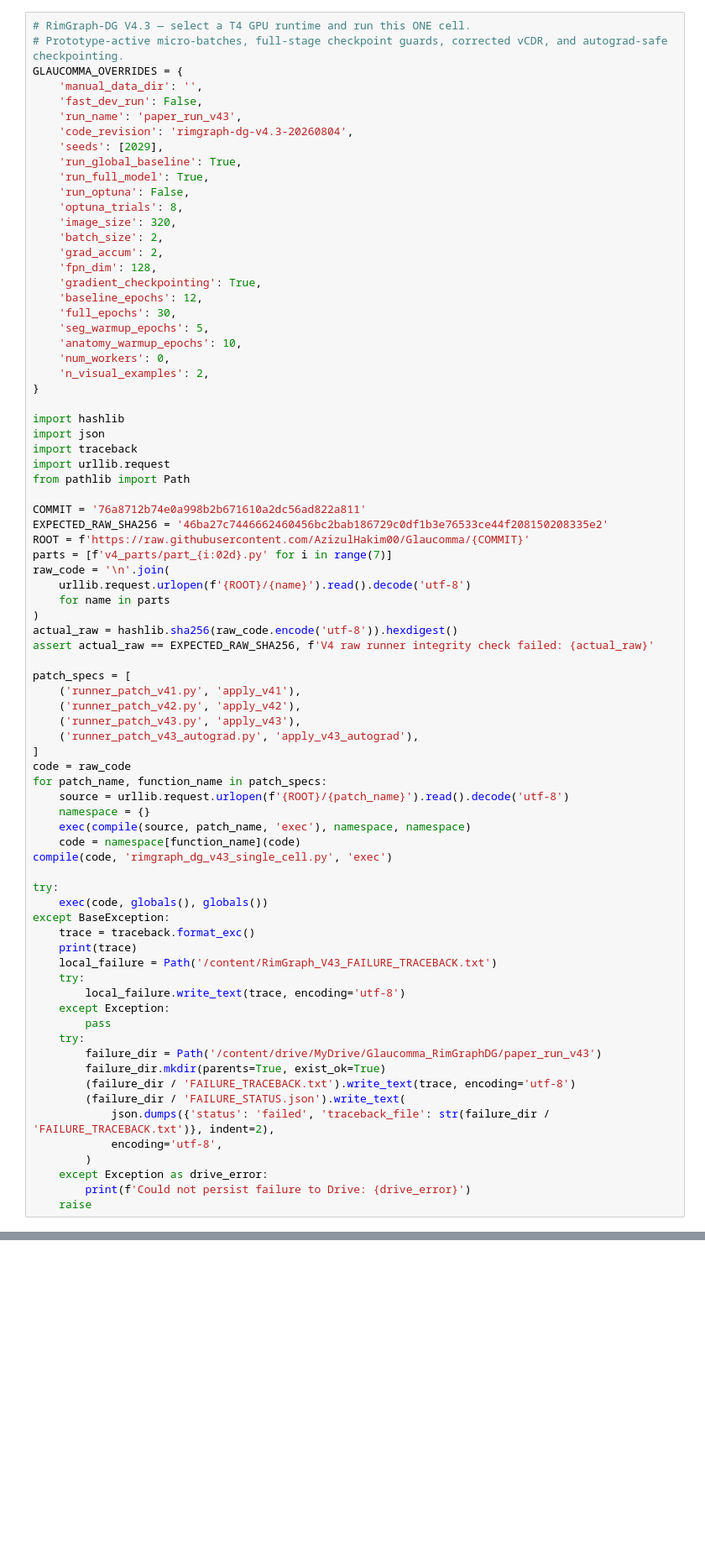
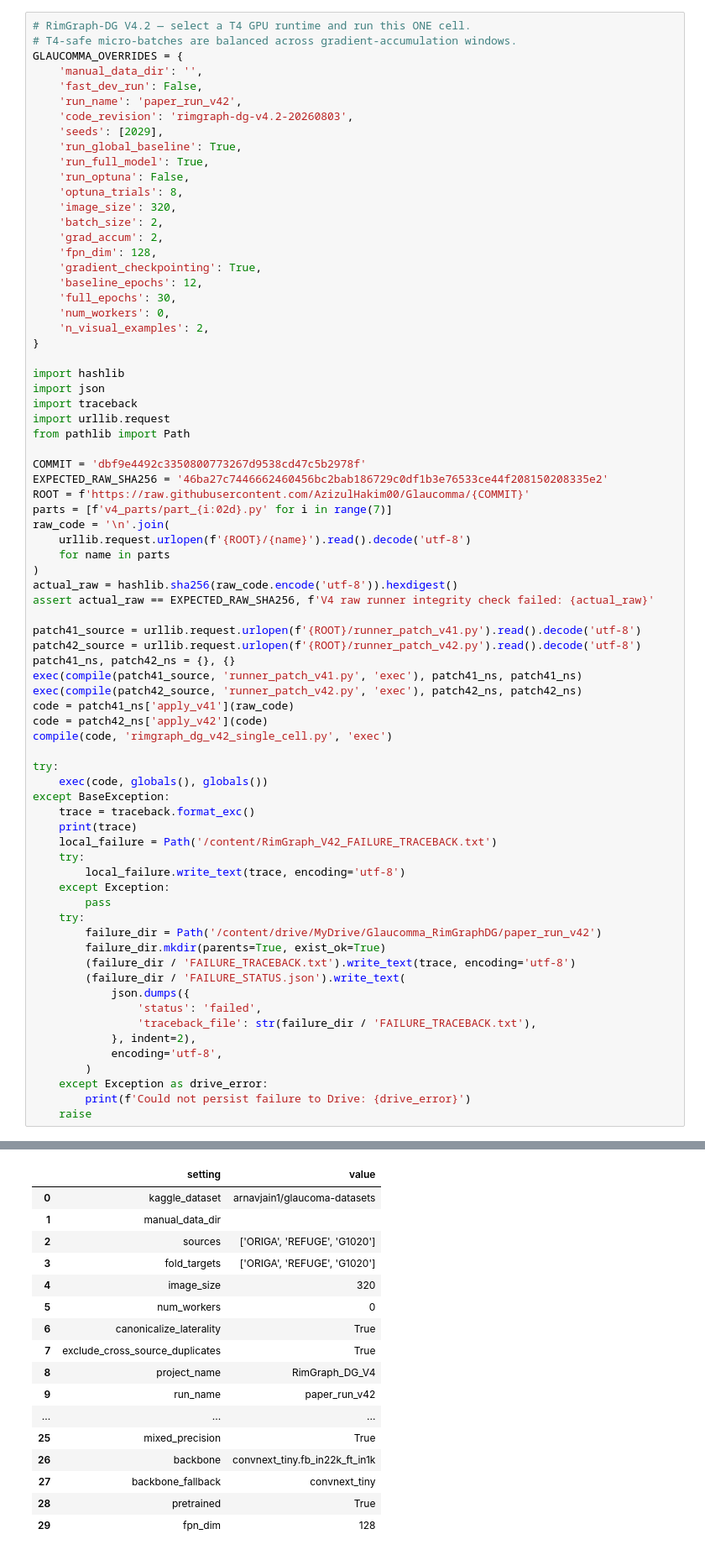
Before and after one commit to AzizulHakim00/Glaucomma, a Jupyter notebook: Glaucomma_RimGraphDG_Single_Cell.ipynb, the cells around one changed output, grey strips where cells are left out. Shown at 84% size. Drawn from its saved outputs; the diff is of its cells as text; blank space fills up the shorter version.

```diff
--- a/Glaucomma_RimGraphDG_Single_Cell.ipynb
+++ b/Glaucomma_RimGraphDG_Single_Cell.ipynb
@@ -1,11 +3,11 @@
 # %%
-# RimGraph-DG V4.3 — select a T4 GPU runtime and run this ONE cell.
-# Prototype-active micro-batches, full-stage checkpoint guards, corrected vCDR, and autograd-safe checkpointing.
+# RimGraph-DG V4.2 — select a T4 GPU runtime and run this ONE cell.
+# T4-safe micro-batches are balanced across gradient-accumulation windows.
 GLAUCOMMA_OVERRIDES = {
     'manual_data_dir': '',
     'fast_dev_run': False,
-    'run_name': 'paper_run_v43',
-    'code_revision': 'rimgraph-dg-v4.3-20260804',
+    'run_name': 'paper_run_v42',
+    'code_revision': 'rimgraph-dg-v4.2-20260803',
     'seeds': [2029],
     'run_global_baseline': True,
     'run_full_model': True,
@@ -18,8 +20,6 @@ GLAUCOMMA_OVERRIDES = {
     'gradient_checkpointing': True,
     'baseline_epochs': 12,
     'full_epochs': 30,
-    'seg_warmup_epochs': 5,
-    'anatomy_warmup_epochs': 10,
     'num_workers': 0,
     'n_visual_examples': 2,
 }
@@ -30,7 +30,7 @@ import traceback
 import urllib.request
 from pathlib import Path
 
-COMMIT = '76a8712b74e0a998b2b671610a2dc56ad822a811'
+COMMIT = 'dbf9e4492c3350800773267d9538cd47c5b2978f'
 EXPECTED_RAW_SHA256 = '46ba27c7446662460456bc2bab186729c0df1b3e76533ce44f208150208335e2'
 ROOT = f'https://raw.githubusercontent.com/AzizulHakim00/Glaucomma/{COMMIT}'
 parts = [f'v4_parts/part_{i:02d}.py' for i in range(7)]
@@ -41,38 +41,37 @@ raw_code = '\n'.join(
 actual_raw = hashlib.sha256(raw_code.encode('utf-8')).hexdigest()
 assert actual_raw == EXPECTED_RAW_SHA256, f'V4 raw runner integrity check failed: {actual_raw}'
 
-patch_specs = [
-    ('runner_patch_v41.py', 'apply_v41'),
-    ('runner_patch_v42.py', 'apply_v42'),
-    ('runner_patch_v43.py', 'apply_v43'),
-    ('runner_patch_v43_autograd.py', 'apply_v43_autograd'),
-]
-code = raw_code
-for patch_name, function_name in patch_specs:
-    source = urllib.request.urlopen(f'{ROOT}/{patch_name}').read().decode('utf-8')
-    namespace = {}
-    exec(compile(source, patch_name, 'exec'), namespace, namespace)
-    code = namespace[function_name](code)
-compile(code, 'rimgraph_dg_v43_single_cell.py', 'exec')
+patch41_source = urllib.request.urlopen(f'{ROOT}/runner_patch_v41.py').read().decode('utf-8')
+patch42_source = urllib.request.urlopen(f'{ROOT}/runner_patch_v42.py').read().decode('utf-8')
+patch41_ns, patch42_ns = {}, {}
+exec(compile(patch41_source, 'runner_patch_v41.py', 'exec'), patch41_ns, patch41_ns)
+exec(compile(patch42_source, 'runner_patch_v42.py', 'exec'), patch42_ns, patch42_ns)
+code = patch41_ns['apply_v41'](raw_code)
+code = patch42_ns['apply_v42'](code)
+compile(code, 'rimgraph_dg_v42_single_cell.py', 'exec')
 
 try:
     exec(code, globals(), globals())
 except BaseException:
     trace = traceback.format_exc()
     print(trace)
-    local_failure = Path('/content/RimGraph_V43_FAILURE_TRACEBACK.txt')
+    local_failure = Path('/content/RimGraph_V42_FAILURE_TRACEBACK.txt')
     try:
         local_failure.write_text(trace, encoding='utf-8')
     except Exception:
         pass
     try:
-        failure_dir = Path('/content/drive/MyDrive/Glaucomma_RimGraphDG/paper_run_v43')
+        failure_dir = Path('/content/drive/MyDrive/Glaucomma_RimGraphDG/paper_run_v42')
         failure_dir.mkdir(parents=True, exist_ok=True)
         (failure_dir / 'FAILURE_TRACEBACK.txt').write_text(trace, encoding='utf-8')
         (failure_dir / 'FAILURE_STATUS.json').write_text(
-            json.dumps({'status': 'failed', 'traceback_file': str(failure_dir / 'FAILURE_TRACEBACK.txt')}, indent=2),
+            json.dumps({
+                'status': 'failed',
+                'traceback_file': str(failure_dir / 'FAILURE_TRACEBACK.txt'),
+            }, indent=2),
             encoding='utf-8',
         )
     except Exception as drive_error:
         print(f'Could not persist failure to Drive: {drive_error}')
     raise
+# %% [output]
@@ -78,0 +83,17 @@ except BaseException:
+|  | setting | value |
+| 0 | kaggle_dataset | arnavjain1/glaucoma-datasets |
+| 1 | manual_data_dir |  |
+| 2 | sources | ['ORIGA', 'REFUGE', 'G1020'] |
+| 3 | fold_targets | ['ORIGA', 'REFUGE', 'G1020'] |
+| 4 | image_size | 320 |
+| 5 | num_workers | 0 |
+| 6 | canonicalize_laterality | True |
+| 7 | exclude_cross_source_duplicates | True |
+| 8 | project_name | RimGraph_DG_V4 |
+| 9 | run_name | paper_run_v42 |
+| ... | ... | ... |
+| 25 | mixed_precision | True |
+| 26 | backbone | convnext_tiny.fb_in22k_ft_in1k |
+| 27 | backbone_fallback | convnext_tiny |
+| 28 | pretrained | True |
+| 29 | fpn_dim | 128 |
```
Also changed, not shown: parts of 2 cells of this notebook.
